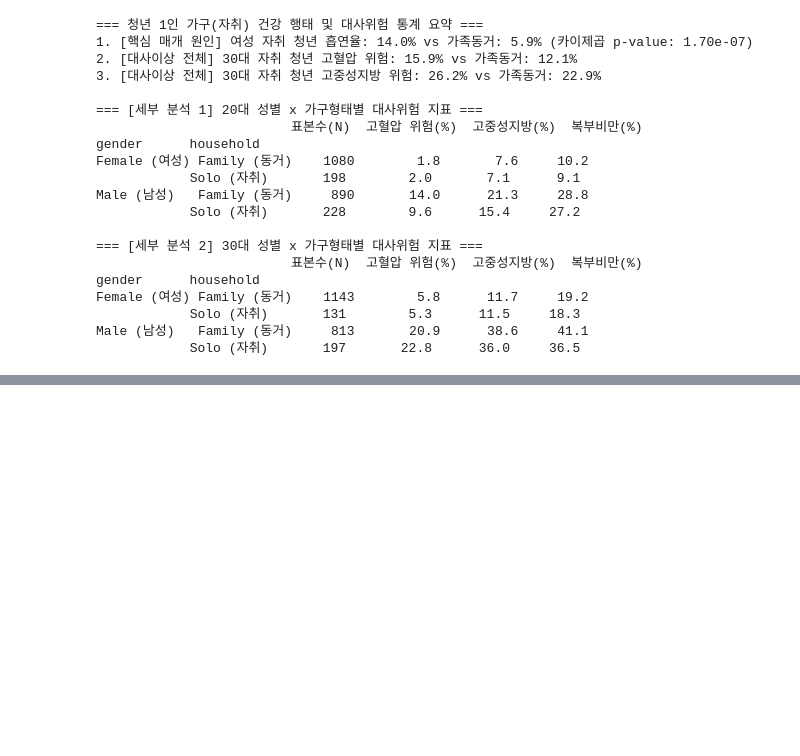
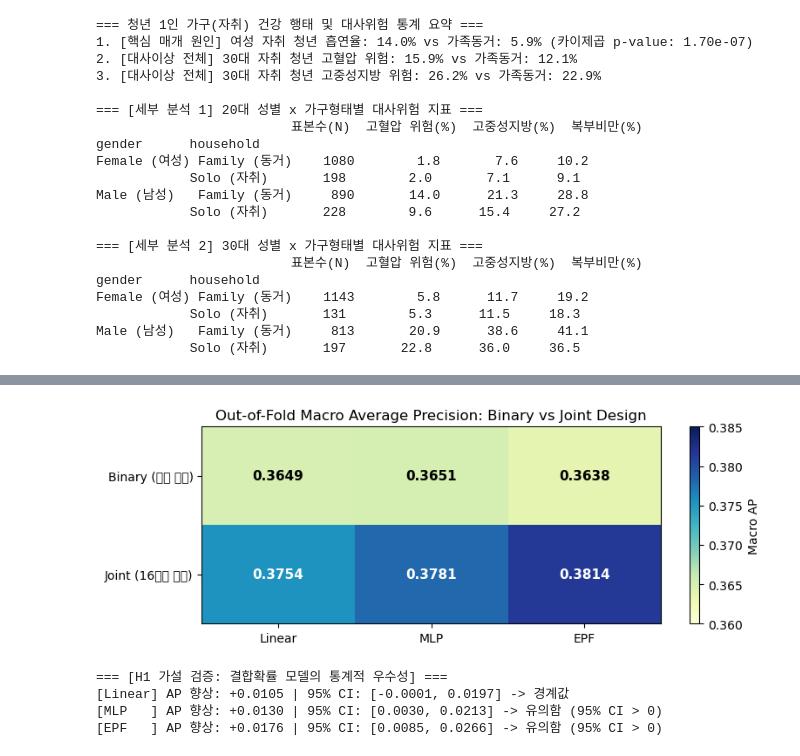
Before and after one commit to kdw123654/digital-project, a Jupyter notebook: my_model.ipynb, the cells around one changed output, grey strips where cells are left out. Saved outputs shown, nothing was run; the diff lists cells and outputs as text; code cells hidden in the pictures; blank space fills up the shorter version.

```diff
--- a/my_model.ipynb
+++ b/my_model.ipynb
@@ -651,0 +858,47 @@ Male (남성)   Family (동거)     813       20.9      38.6     41.1
+# %%
+# 16상태 결합확률(Joint) vs 독립이진(Binary) 2×5 벤치마크
+import json
+import pandas as pd
+import numpy as np
+import matplotlib.pyplot as plt
+
+# 깃허브 v28 1,000회 실험 집계 데이터 로드
+v28_json_str = '{"cells":{"binary_Linear":{"macro_ap":0.364904},"binary_MLP":{"macro_ap":0.365099},"binary_EPF":{"macro_ap":0.363787},"joint_Linear":{"macro_ap":0.375376},"joint_MLP":{"macro_ap":0.378114},"joint_EPF":{"macro_ap":0.381397}},"contrasts":{"joint_Linear-binary_Linear":{"estimate":0.010472,"ci95":[-0.000136,0.019695]},"joint_MLP-binary_MLP":{"estimate":0.013015,"ci95":[0.003011,0.021295]},"joint_EPF-binary_EPF":{"estimate":0.017609,"ci95":[0.008462,0.026647]}}}'
+v28_res = json.loads(v28_json_str)
+
+archs = ['Linear', 'MLP', 'EPF']
+designs = ['binary', 'joint']
+
+# 1. 2x3 OOF Macro AP 히트맵 데이터 구성
+ap_matrix = np.array([[v28_res['cells'][f'{d}_{a}']['macro_ap'] for a in archs] for d in designs])
+
+plt.figure(figsize=(8, 3))
+plt.imshow(ap_matrix, cmap='YlGnBu', vmin=0.360, vmax=0.385, aspect='auto')
+plt.xticks(range(len(archs)), archs)
+plt.yticks(range(len(designs)), ['Binary (독립 이진)', 'Joint (16상태 결합)'])
+
+for i in range(len(designs)):
+    for j in range(len(archs)):
+        val = ap_matrix[i, j]
+        plt.text(j, i, f'{val:.4f}', ha='center', va='center',
+                 color='white' if val > 0.375 else 'black', fontweight='bold', fontsize=11)
+
+plt.title('Out-of-Fold Macro Average Precision: Binary vs Joint Design', fontsize=12)
+plt.colorbar(label='Macro AP')
+plt.tight_layout()
+plt.show()
+
+# 2. H1 가설 검증 (Joint - Binary 성능 향상 및 95% 신뢰구간)
+print("=== [H1 가설 검증: 결합확률 모델의 통계적 우수성] ===")
+for a in archs:
+    contrast = v28_res['contrasts'][f'joint_{a}-binary_{a}']
+    diff = contrast['estimate']
+    low, high = contrast['ci95']
+    sig = "유의함 (95% CI > 0)" if low > 0 else "경계값"
+    print(f"[{a:6s}] AP 향상: +{diff:.4f} | 95% CI: [{low:.4f}, {high:.4f}] -> {sig}")
+# %% [output]
+[figure, added]
+=== [H1 가설 검증: 결합확률 모델의 통계적 우수성] ===
+[Linear] AP 향상: +0.0105 | 95% CI: [-0.0001, 0.0197] -> 경계값
+[MLP   ] AP 향상: +0.0130 | 95% CI: [0.0030, 0.0213] -> 유의함 (95% CI > 0)
+[EPF   ] AP 향상: +0.0176 | 95% CI: [0.0085, 0.0266] -> 유의함 (95% CI > 0)
```
Also changed, not shown: parts of 3 cells of this notebook.
